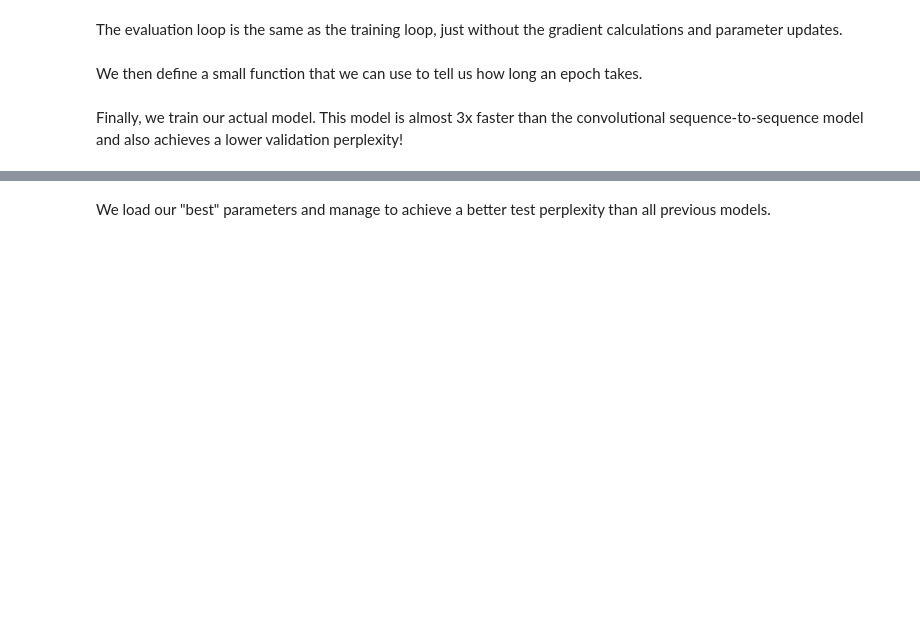
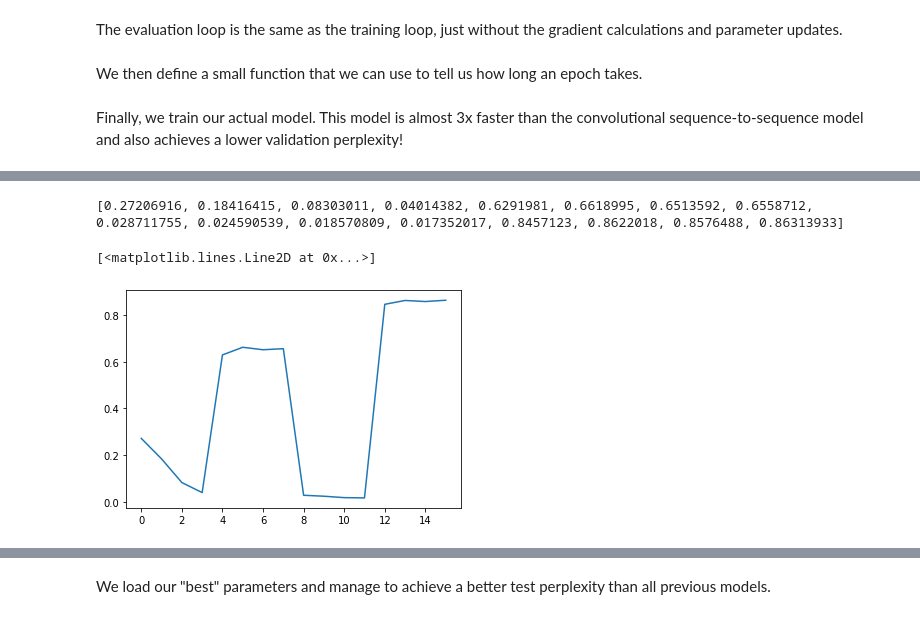
Before and after one commit to viranca/IEOR_4540_Data_Mining_AttentionHead_Regulation, a Jupyter notebook: Transformer_CKA.ipynb, the cells around one changed output, grey strips where cells are left out. Cells and saved outputs as stored; diff of their text form; code cells hidden in the pictures; blank space fills up the shorter version.

```diff
--- a/Transformer_CKA.ipynb
+++ b/Transformer_CKA.ipynb
@@ -946,0 +973,7 @@ NameError: name 'cka_switch' is not defined
+# %%
+print(CKA_tracker_decoder_self_attn)
+plt.plot(CKA_tracker_decoder_self_attn)
+# %% [output]
+[0.27206916, 0.18416415, 0.08303011, 0.04014382, 0.6291981, 0.6618995, 0.6513592, 0.6558712, 0.028711755, 0.024590539, 0.018570809, 0.017352017, 0.8457123, 0.8622018, 0.8576488, 0.86313933]
+[<matplotlib.lines.Line2D at 0x...>]
+[figure, added]
```
Also changed, not shown: parts of 26 cells of this notebook, 2 other files.
